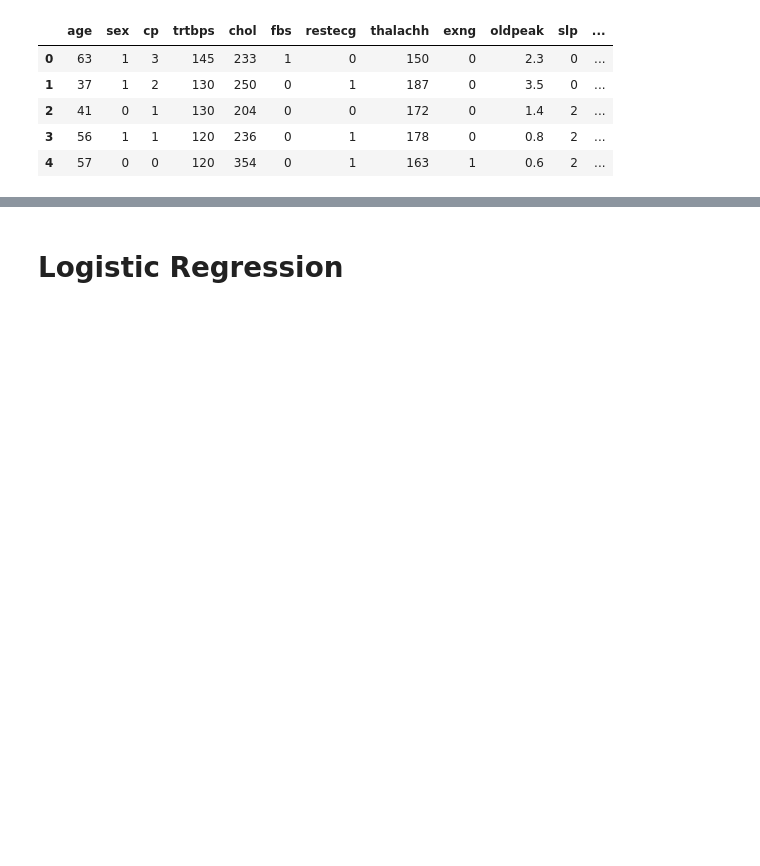
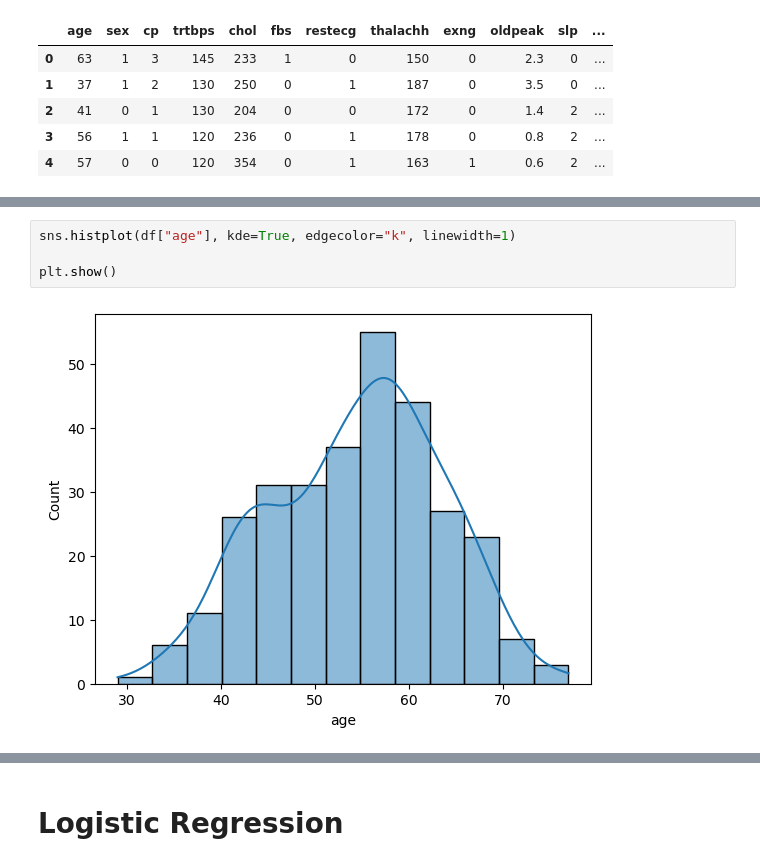
Before and after one commit to SivangiRaychoudhury/Project-4---Heart-attack-analysis, a Jupyter notebook: Heart_Attack_Analysis.ipynb, the cells around one changed output, grey strips where cells are left out. Cells and saved outputs as stored; diff of their text form; blank space fills up the shorter version.

```diff
--- a/Heart_Attack_Analysis.ipynb
+++ b/Heart_Attack_Analysis.ipynb
@@ -129,0 +174,6 @@ Name: count, dtype: int64
+# %%
+sns.histplot(df["age"], kde=True, edgecolor="k", linewidth=1)
+
+plt.show()
+# %% [output]
+[figure, added]
```
Also changed, not shown: parts of 74 cells of this notebook.
